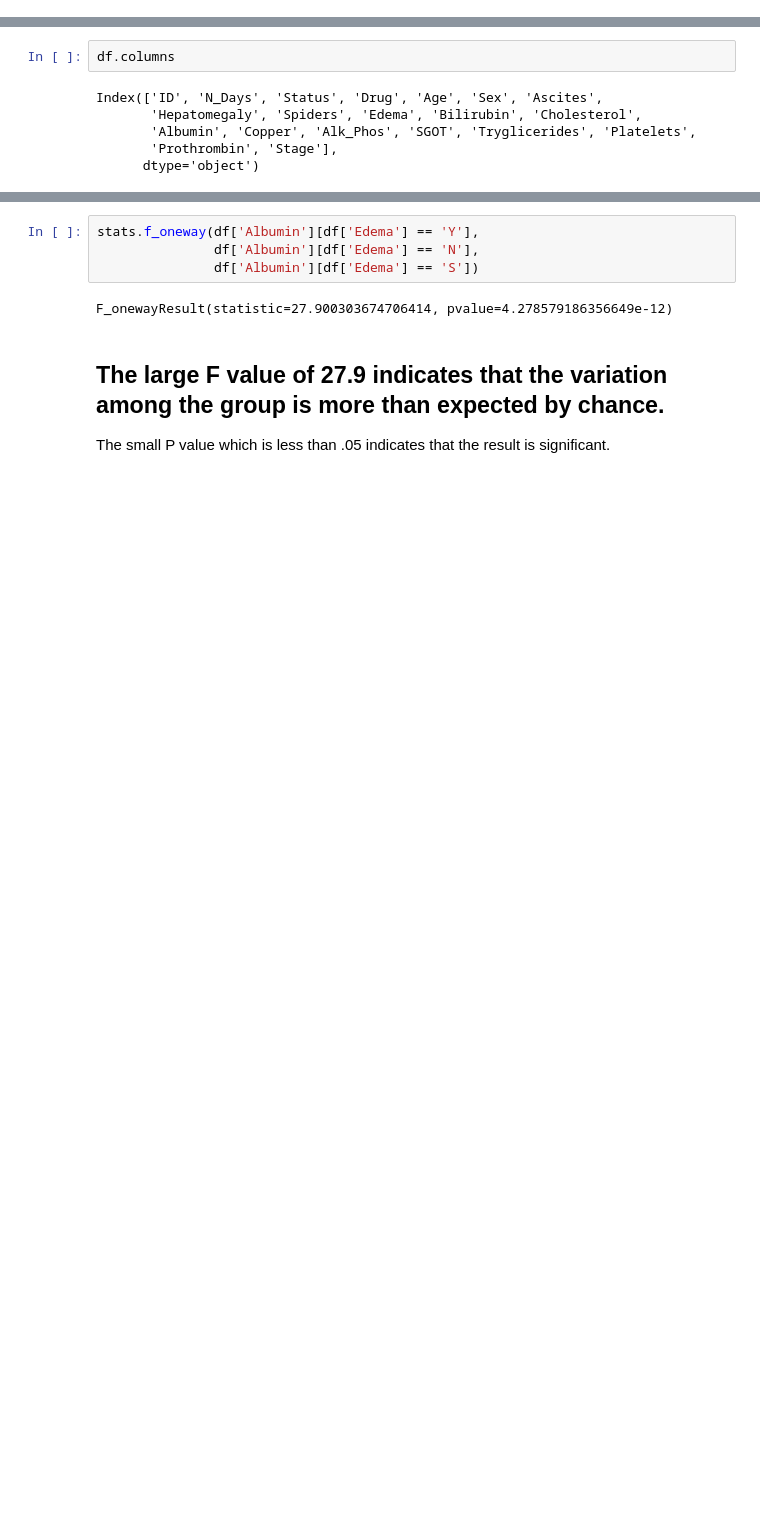
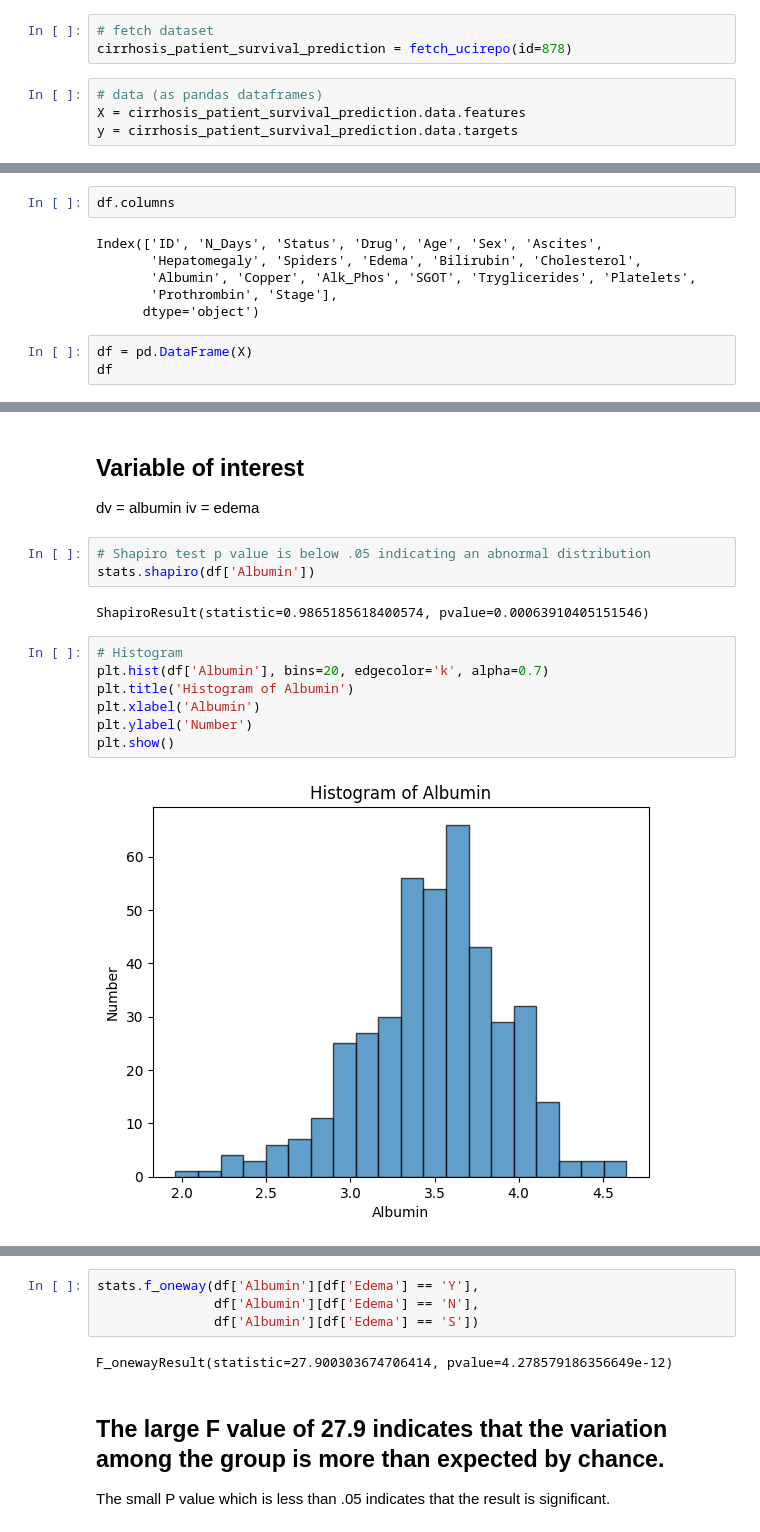
Before and after one commit to chebbin/datasci_5_statistics, a Jupyter notebook: code/507_anova.ipynb, the cells around one changed output, grey strips where cells are left out. Drawn from its saved outputs; the diff is of its cells as text; blank space fills up the shorter version.

```diff
--- a/code/507_anova.ipynb
+++ b/code/507_anova.ipynb
@@ -7,0 +23,7 @@ from statsmodels.formula.api import ols
+# %%
+# fetch dataset
+cirrhosis_patient_survival_prediction = fetch_ucirepo(id=878)
+# %%
+# data (as pandas dataframes)
+X = cirrhosis_patient_survival_prediction.data.features
+y = cirrhosis_patient_survival_prediction.data.targets
@@ -42,3 +90,6 @@ Index(['ID', 'N_Days', 'Status', 'Drug', 'Age', 'Sex', 'Ascites',
        'Albumin', 'Copper', 'Alk_Phos', 'SGOT', 'Tryglicerides', 'Platelets',
        'Prothrombin', 'Stage'],
       dtype='object')
+# %%
+df = pd.DataFrame(X)
+df
@@ -44,0 +110,19 @@ Index(['ID', 'N_Days', 'Status', 'Drug', 'Age', 'Sex', 'Ascites',
+# %% [markdown]
+## Variable of interest
+
+dv = albumin
+iv = edema
+# %%
+# Shapiro test p value is below .05 indicating an abnormal distribution
+stats.shapiro(df['Albumin'])
+# %% [output]
+ShapiroResult(statistic=0.9865185618400574, pvalue=0.00063910405151546)
+# %%
+# Histogram
+plt.hist(df['Albumin'], bins=20, edgecolor='k', alpha=0.7)
+plt.title('Histogram of Albumin')
+plt.xlabel('Albumin')
+plt.ylabel('Number')
+plt.show()
+# %% [output]
+[figure, added]
```
Also changed, not shown: parts of 10 cells of this notebook.
